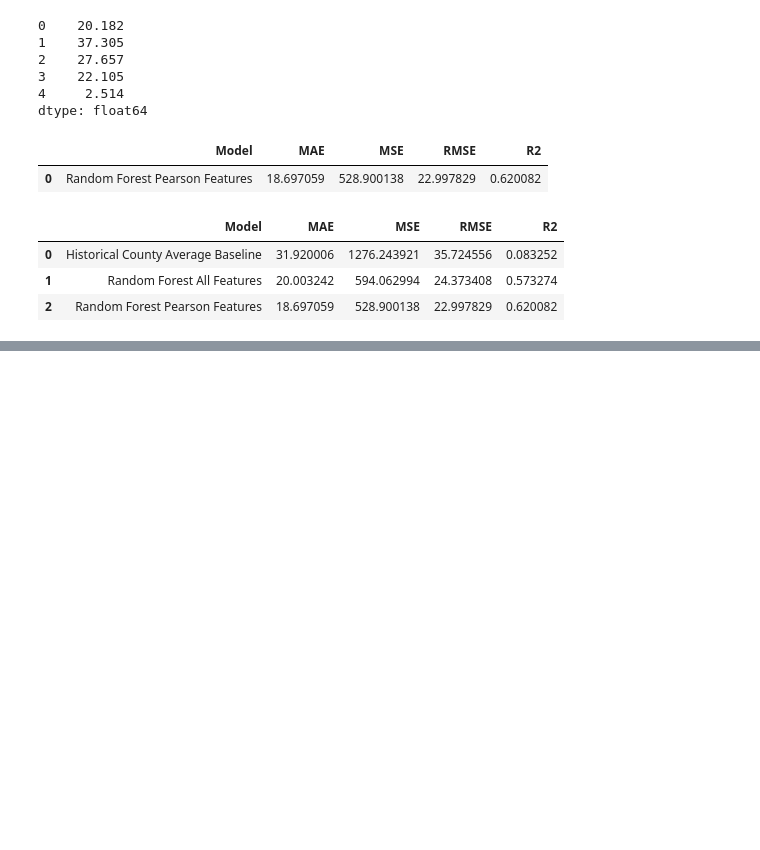
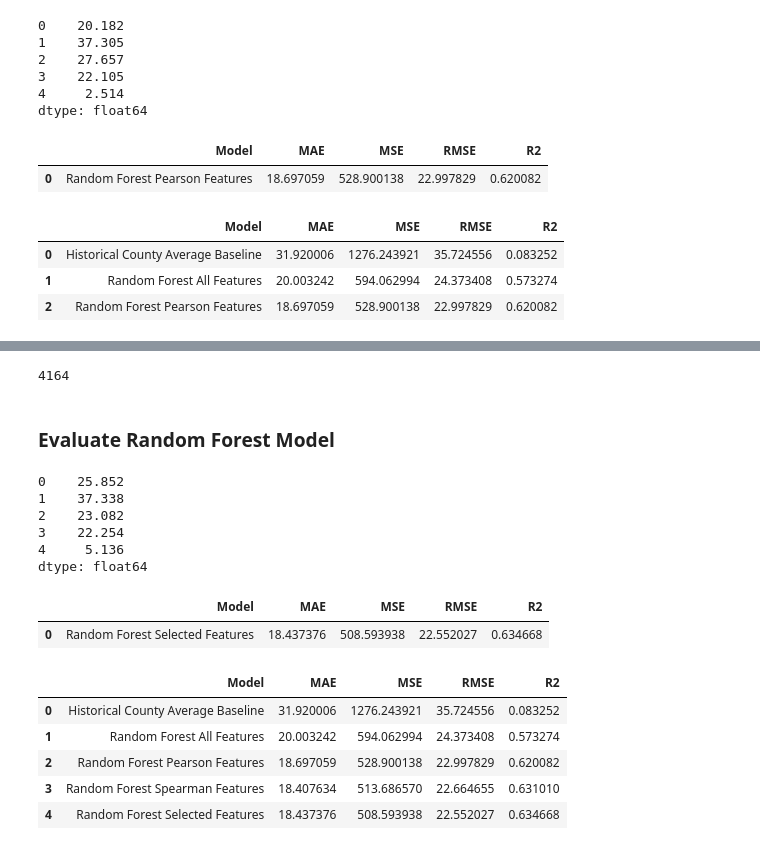
Before and after one commit to JTRIII/corn-yield-thesis, a Jupyter notebook: notebooks/06_model_evaluation_and_final_results.ipynb, the cells around one changed output, grey strips where cells are left out. Cells and saved outputs as stored; diff of their text form; code cells hidden in the pictures; blank space fills up the shorter version.

Commit message:
Final Random Forest Prediction With Spearman Correlation and RF Importance Selected Features

```diff
--- a/notebooks/06_model_evaluation_and_final_results.ipynb
+++ b/notebooks/06_model_evaluation_and_final_results.ipynb
@@ -2321,0 +2426,7 @@ final_model_comparison
+# %%
+final_rf_selected_preview = pd.DataFrame({
+    "Actual yield": y_test,
+    "Predicted yield": final_rf_selected_predictions
+}, index=X_final_test_rf.index)
+
+final_rf_selected_preview.head()
@@ -2321,0 +2440,45 @@ final_model_comparison
+# %%
+len(final_rf_selected_predictions)
+# %% [output]
+4164
+# %% [markdown]
+### Evaluate Random Forest Model
+# %%
+final_rf_selected_errors = (final_rf_selected_preview["Actual yield"] - final_rf_selected_preview["Predicted yield"])
+final_rf_selected_errors.head()
+# %% [output]
+0    25.852
+1    37.338
+2    23.082
+3    22.254
+4     5.136
+dtype: float64
+# %%
+final_rf_selected_mae = final_rf_selected_errors.abs().mean()
+final_rf_selected_mse = (final_rf_selected_errors ** 2).mean()
+final_rf_selected_rmse = np.sqrt(final_rf_selected_mse)
+final_rf_selected_squared_error = (final_rf_selected_errors ** 2).sum()
+final_rf_selected_r2 = 1 - (final_rf_selected_squared_error / test_squared_variation)
+# %%
+final_rf_selected_results = pd.DataFrame({
+    "Model": ["Random Forest Selected Features"],
+    "MAE": [final_rf_selected_mae],
+    "MSE": [final_rf_selected_mse],
+    "RMSE": [final_rf_selected_rmse],
+    "R2": [final_rf_selected_r2]
+})
+
+final_rf_selected_results
+# %% [output]
+|  | Model | MAE | MSE | RMSE | R2 |
+| 0 | Random Forest Selected Features | 18.437376 | 508.593938 | 22.552027 | 0.634668 |
+# %%
+final_model_comparison = pd.concat([final_baseline_results, final_rf_all_results, final_rf_pearson_results, final_rf_spearman_results, final_rf_selected_results], ignore_index=True)
+final_model_comparison
+# %% [output]
+|  | Model | MAE | MSE | RMSE | R2 |
+| 0 | Historical County Average Baseline | 31.920006 | 1276.243921 | 35.724556 | 0.083252 |
+| 1 | Random Forest All Features | 20.003242 | 594.062994 | 24.373408 | 0.573274 |
+| 2 | Random Forest Pearson Features | 18.697059 | 528.900138 | 22.997829 | 0.620082 |
+| 3 | Random Forest Spearman Features | 18.407634 | 513.686570 | 22.664655 | 0.631010 |
+| 4 | Random Forest Selected Features | 18.437376 | 508.593938 | 22.552027 | 0.634668 |
```
Also changed, not shown: parts of 20 cells of this notebook.
